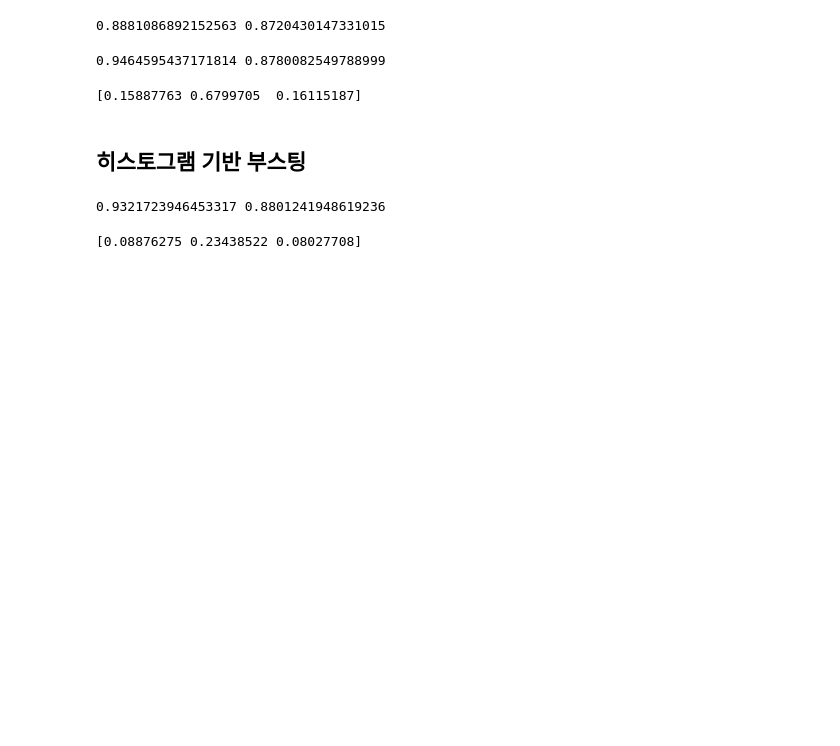
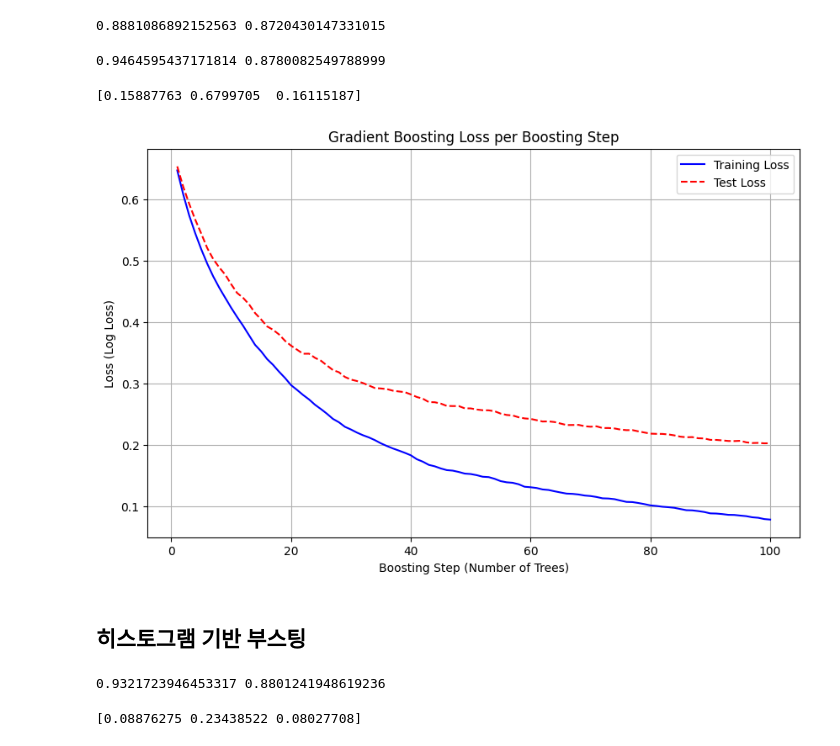
Before and after one commit to keehyun2/TestPy, a Jupyter notebook: colab/5-3-v2.ipynb, the cells around one changed output. Cells and saved outputs as stored; diff of their text form; code cells hidden in the pictures; blank space fills up the shorter version.

```diff
--- a/colab/5-3-v2.ipynb
+++ b/colab/5-3-v2.ipynb
@@ -127,6 +127,70 @@ gb.fit(train_input, train_target)
 print(gb.feature_importances_)
 # %% [output]
 [0.15887763 0.6799705  0.16115187]
+# %%
+import numpy as np
+import matplotlib.pyplot as plt
+from sklearn.ensemble import GradientBoostingClassifier
+from sklearn.model_selection import train_test_split
+from sklearn.metrics import log_loss
+from sklearn.datasets import make_classification # 예시 데이터 생성용
+
+# 1. 예시 데이터 생성 (실제 데이터로 대체하세요)
+X, y = make_classification(n_samples=1000, n_features=20, n_informative=10, random_state=42)
+X_train, X_test, y_train, y_test = train_test_split(X, y, test_size=0.2, random_state=42)
+
+# 2. GradientBoostingClassifier 초기화 및 학습
+# n_estimators는 부스팅 단계의 최대 개수
+gb = GradientBoostingClassifier(n_estimators=100, learning_rate=0.1, random_state=42)
+gb.fit(X_train, y_train)
+
+# 3. 각 부스팅 단계별 손실 계산 및 저장
+train_losses = []
+test_losses = []
+
+# staged_decision_function은 각 단계별 예측 점수를 반환합니다.
+# 이진 분류의 경우 (n_classes = 2), decision_function은 1차원 배열입니다.
+# 다중 클래스 분류의 경우, 각 클래스별 점수가 나옵니다.
+for i, y_pred_stage in enumerate(gb.staged_decision_function(X_train)):
+    # scikit-learn의 log_loss는 확률(proba)을 입력으로 받습니다.
+    # decision_function 값을 확률로 변환 (sigmoid for binary classification)
+    # y_pred_stage는 로짓(logit) 값이므로 시그모이드를 적용하여 확률로 변환합니다.
+    y_proba_stage = 1 / (1 + np.exp(-y_pred_stage))
+    train_losses.append(log_loss(y_train, y_proba_stage))
+
+for i, y_pred_stage in enumerate(gb.staged_decision_function(X_test)):
+    y_proba_stage = 1 / (1 + np.exp(-y_pred_stage))
+    test_losses.append(log_loss(y_test, y_proba_stage))
+
+
+# 4. 손실 그래프 그리기
+plt.figure(figsize=(10, 6))
+plt.plot(range(1, gb.n_estimators + 1), train_losses, label='Training Loss', color='blue')
+plt.plot(range(1, gb.n_estimators + 1), test_losses, label='Test Loss', color='red', linestyle='--')
+plt.title('Gradient Boosting Loss per Boosting Step')
+plt.xlabel('Boosting Step (Number of Trees)')
+plt.ylabel('Loss (Log Loss)')
+plt.legend()
+plt.grid(True)
+plt.show()
+
+# OOB (Out-of-Bag) Improvement를 통해 손실 감소를 보는 방법 (선택 사항)
+# gb.oob_improvement_는 각 단계에서 OOB 샘플에 대한 손실 감소량을 저장합니다.
+# 누적 손실은 OOB_improvement_의 음수 누적합으로 근사할 수 있습니다.
+# (단, oob_improvement_는 모델 초기화 시 subsample=True로 설정해야 유효합니다.)
+if gb.subsample < 1.0: # subsample 파라미터가 설정되어 있을 때만 유효
+    initial_loss = log_loss(y_train, gb.predict_proba(X_train)[:, 1]) # 또는 다른 방법으로 초기 손실 추정
+    oob_losses = np.array([initial_loss] + list(initial_loss - np.cumsum(gb.oob_improvement_)))
+    plt.figure(figsize=(10, 6))
+    plt.plot(range(len(oob_losses)), oob_losses, label='OOB Loss Approximation', color='green')
+    plt.title('Gradient Boosting OOB Loss Approximation')
+    plt.xlabel('Boosting Step (Number of Trees)')
+    plt.ylabel('Loss')
+    plt.legend()
+    plt.grid(True)
+    plt.show()
+# %% [output]
+[figure, added]
 # %% [markdown]
 ## 히스토그램 기반 부스팅
 # %%
```
